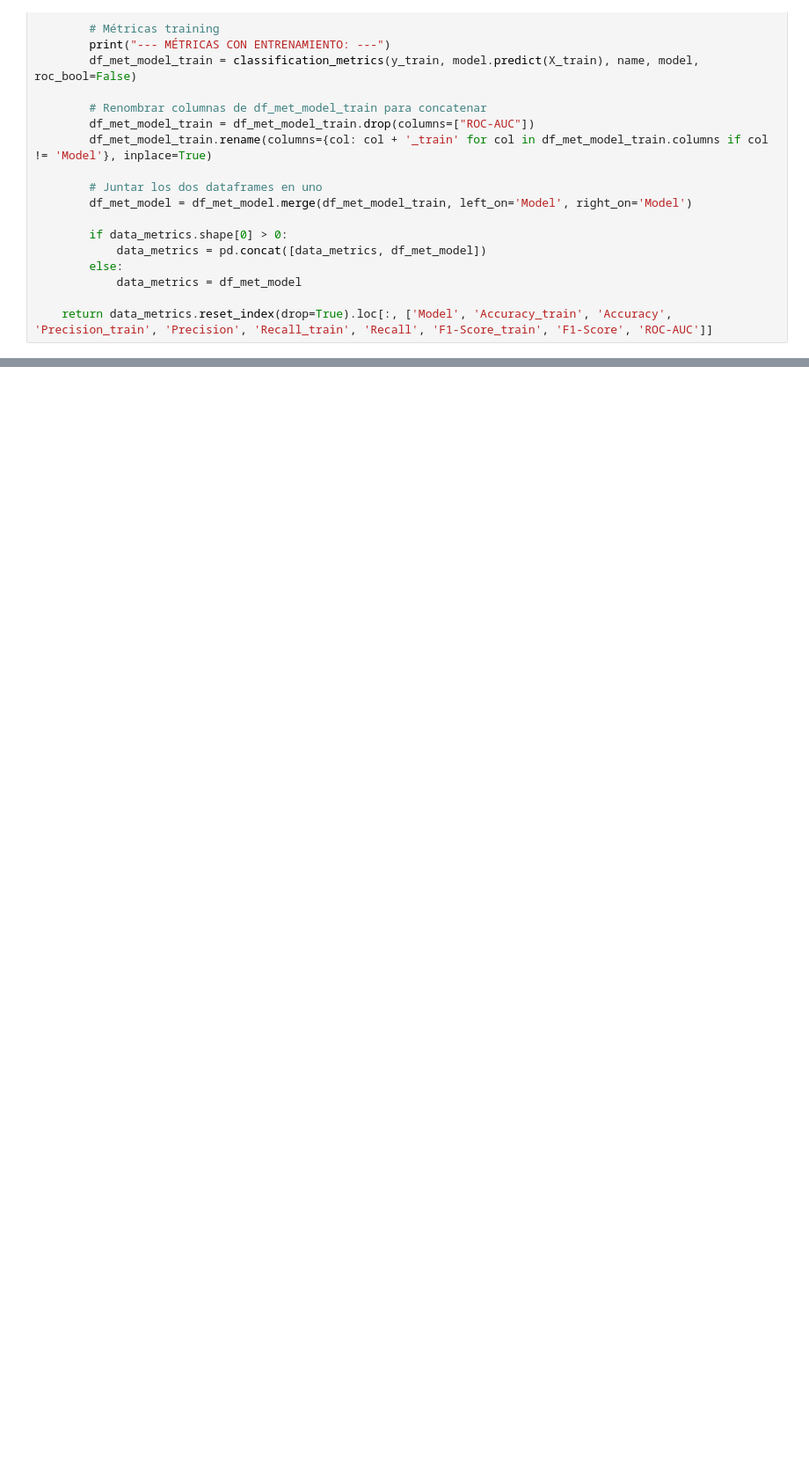
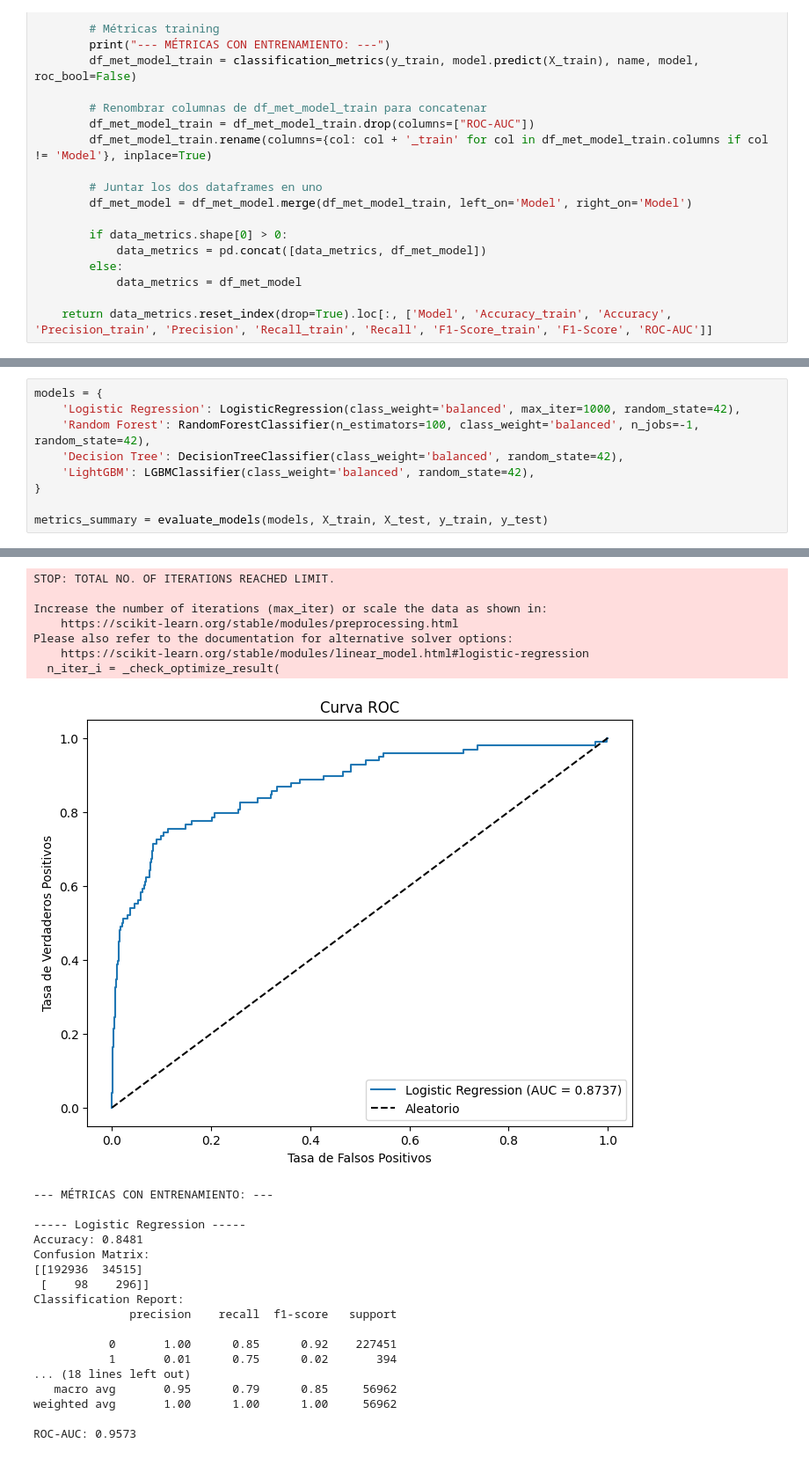
Before and after one commit to aldangarcia/credit_card_fraud, a Jupyter notebook: src/Model_selection.ipynb, the cells around one changed output, grey strips where cells are left out. Shown at 88% size. Drawn from its saved outputs; the diff is of its cells as text; blank space fills up the shorter version.

Commit message:
actualizacion_modelos

```diff
--- a/src/Model_selection.ipynb
+++ b/src/Model_selection.ipynb
@@ -178,0 +223,10 @@ def evaluate_models(models, X_train, X_test, y_train, y_test):
+# %%
+models = {
+    'Logistic Regression': LogisticRegression(class_weight='balanced', max_iter=1000, random_state=42),
+    'Random Forest': RandomForestClassifier(n_estimators=100, class_weight='balanced', n_jobs=-1, random_state=42),
+    'Decision Tree': DecisionTreeClassifier(class_weight='balanced', random_state=42),
+    'LightGBM': LGBMClassifier(class_weight='balanced', random_state=42),
+}
+
+metrics_summary = evaluate_models(models, X_train, X_test, y_train, y_test)
+# %% [output]
@@ -178,0 +249,25 @@ def evaluate_models(models, X_train, X_test, y_train, y_test):
+STOP: TOTAL NO. OF ITERATIONS REACHED LIMIT.
+
+Increase the number of iterations (max_iter) or scale the data as shown in:
+    https://scikit-learn.org/stable/modules/preprocessing.html
+Please also refer to the documentation for alternative solver options:
+    https://scikit-learn.org/stable/modules/linear_model.html#logistic-regression
+  n_iter_i = _check_optimize_result(
+[figure, added]
+--- MÉTRICAS CON ENTRENAMIENTO: ---
+
+----- Logistic Regression -----
+Accuracy: 0.8481
+Confusion Matrix:
+[[192936  34515]
+ [    98    296]]
+Classification Report:
+              precision    recall  f1-score   support
+
+           0       1.00      0.85      0.92    227451
+           1       0.01      0.75      0.02       394
+... (18 lines left out)
+   macro avg       0.95      0.79      0.85     56962
+weighted avg       1.00      1.00      1.00     56962
+
+ROC-AUC: 0.9573
```
Also changed, not shown: parts of 8 cells of this notebook.
